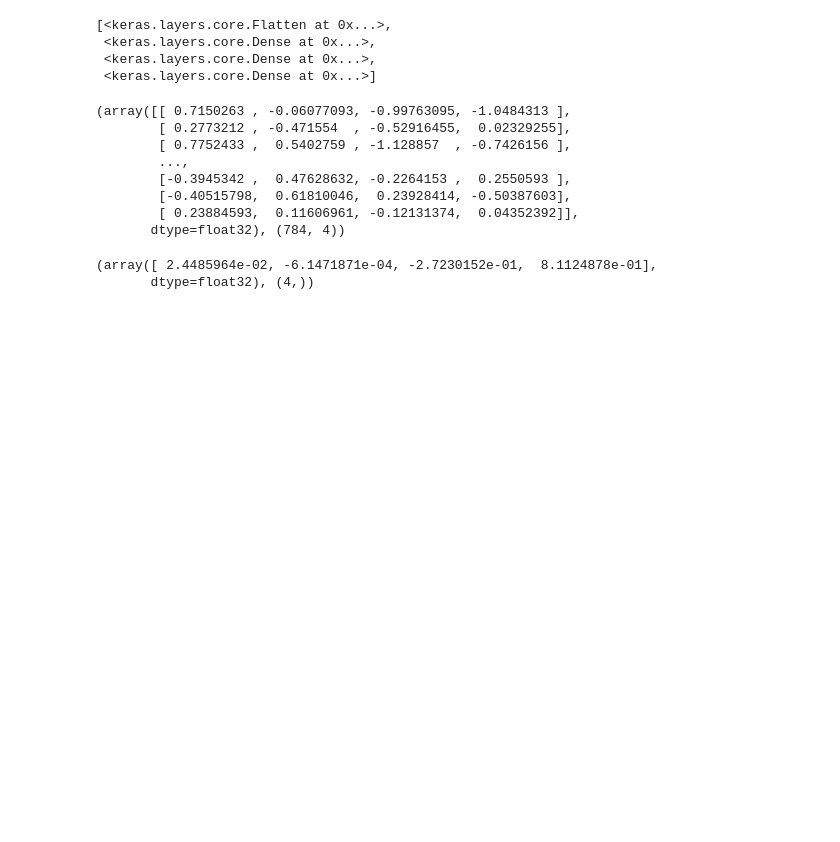
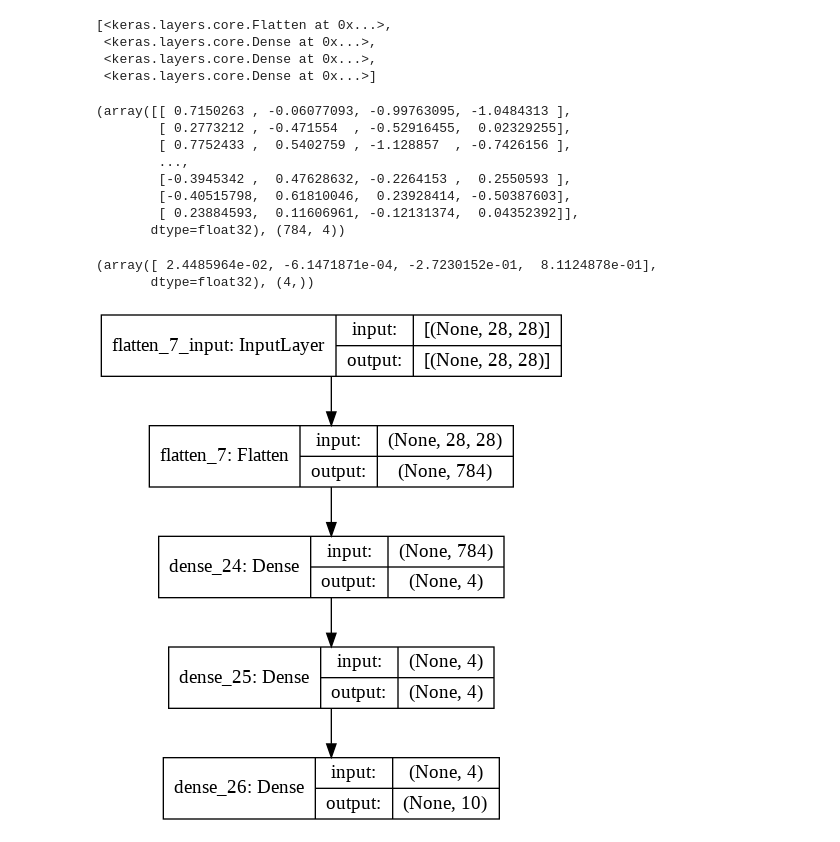
Before and after one commit to sameer203/Tensorflow_, a Jupyter notebook: 04_Multiclass_classificcation_with_tensorflow.ipynb, the cells around one changed output. Drawn from its saved outputs; the diff is of its cells as text; code cells hidden in the pictures; blank space fills up the shorter version.

Commit message:
plot_model_created

```diff
--- a/04_Multiclass_classificcation_with_tensorflow.ipynb
+++ b/04_Multiclass_classificcation_with_tensorflow.ipynb
@@ -515,3 +515,9 @@ biases, biases.shape
 # %% [output]
 (array([ 2.4485964e-02, -6.1471871e-04, -2.7230152e-01,  8.1124878e-01],
        dtype=float32), (4,))
+# %%
+from tensorflow.keras.utils import plot_model
+
+plot_model(model_5, show_shapes=True)
+# %% [output]
+[figure, added]
```
